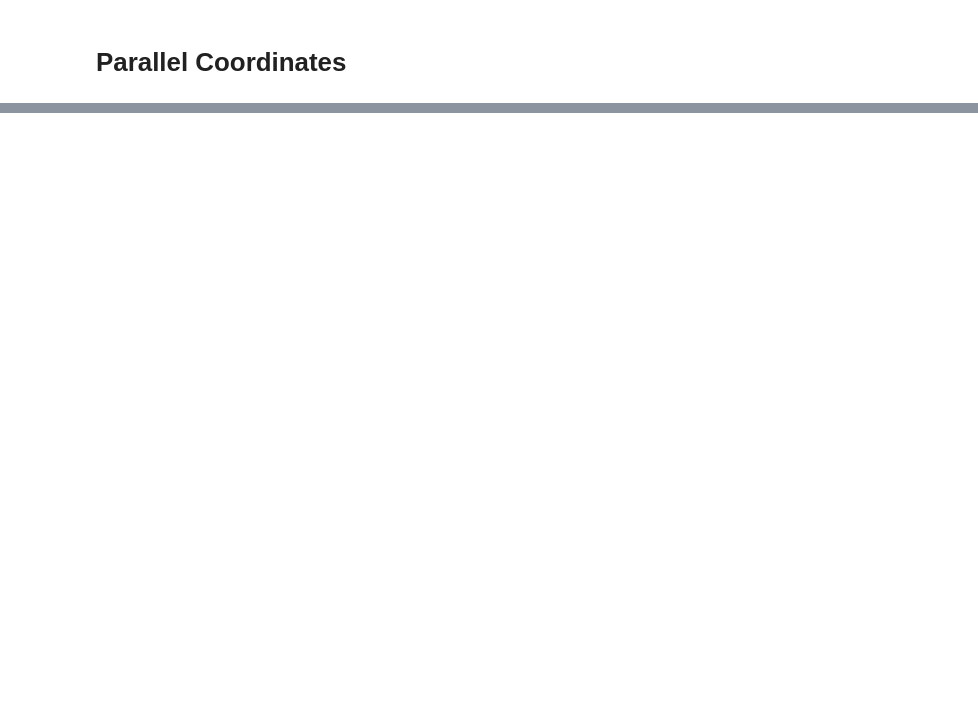
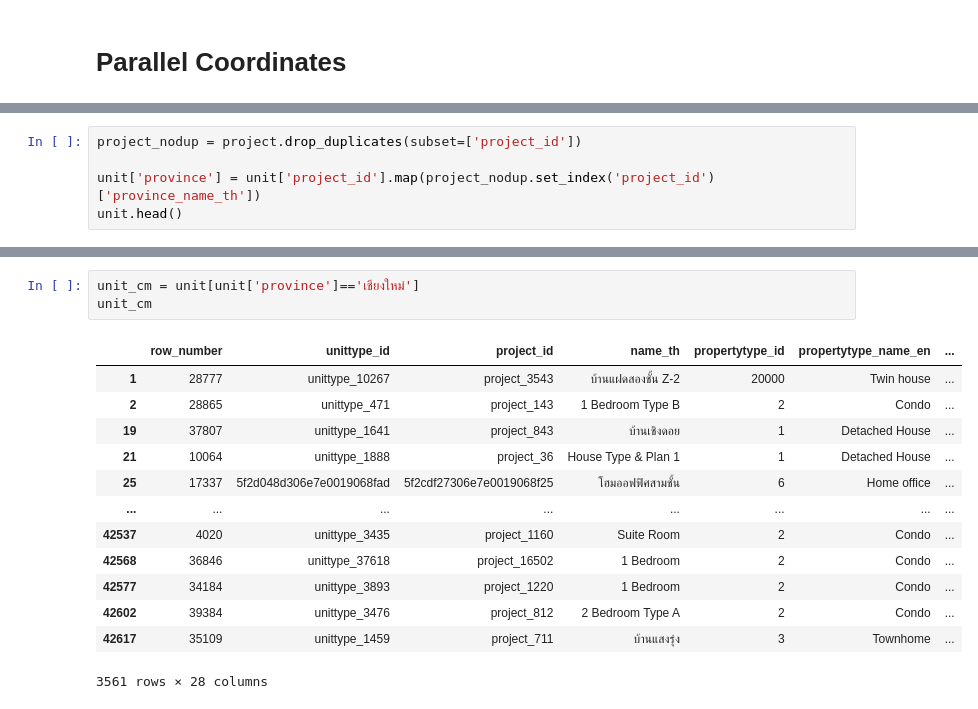
Before and after one commit to NewtonSawitta/BasicProg_DataViz65, a Jupyter notebook: HW3.ipynb, the cells around one changed output, grey strips where cells are left out. Drawn from its saved outputs; the diff is of its cells as text; blank space fills up the shorter version.

```diff
--- a/HW3.ipynb
+++ b/HW3.ipynb
@@ -116,0 +94,5 @@ pd.plotting.parallel_coordinates(UPP, 'propertytype_name_en_x',cols = ['price_mi
+# %%
+project_nodup = project.drop_duplicates(subset=['project_id'])
+
+unit['province'] = unit['project_id'].map(project_nodup.set_index('project_id')['province_name_th'])
+unit.head()
@@ -116,0 +107,17 @@ pd.plotting.parallel_coordinates(UPP, 'propertytype_name_en_x',cols = ['price_mi
+# %%
+unit_cm = unit[unit['province']=='เชียงใหม่']
+unit_cm
+# %% [output]
+|  | row_number | unittype_id | project_id | name_th | propertytype_id | propertytype_name_en | ... |
+| 1 | 28777 | unittype_10267 | project_3543 | บ้านแฝดสองชั้น Z-2 | 20000 | Twin house | ... |
+| 2 | 28865 | unittype_471 | project_143 | 1 Bedroom Type B | 2 | Condo | ... |
+| 19 | 37807 | unittype_1641 | project_843 | บ้านเชิงดอย | 1 | Detached House | ... |
+| 21 | 10064 | unittype_1888 | project_36 | House Type & Plan 1 | 1 | Detached House | ... |
+| 25 | 17337 | 5f2d048d306e7e0019068fad | 5f2cdf27306e7e0019068f25 | โฮมออฟฟิศสามชั้น | 6 | Home office | ... |
+| ... | ... | ... | ... | ... | ... | ... | ... |
+| 42537 | 4020 | unittype_3435 | project_1160 | Suite Room | 2 | Condo | ... |
+| 42568 | 36846 | unittype_37618 | project_16502 | 1 Bedroom | 2 | Condo | ... |
+| 42577 | 34184 | unittype_3893 | project_1220 | 1 Bedroom | 2 | Condo | ... |
+| 42602 | 39384 | unittype_3476 | project_812 | 2 Bedroom Type A | 2 | Condo | ... |
+| 42617 | 35109 | unittype_1459 | project_711 | บ้านแสงรุ่ง | 3 | Townhome | ... |
+3561 rows × 28 columns
```
Also changed, not shown: parts of 19 cells of this notebook.
